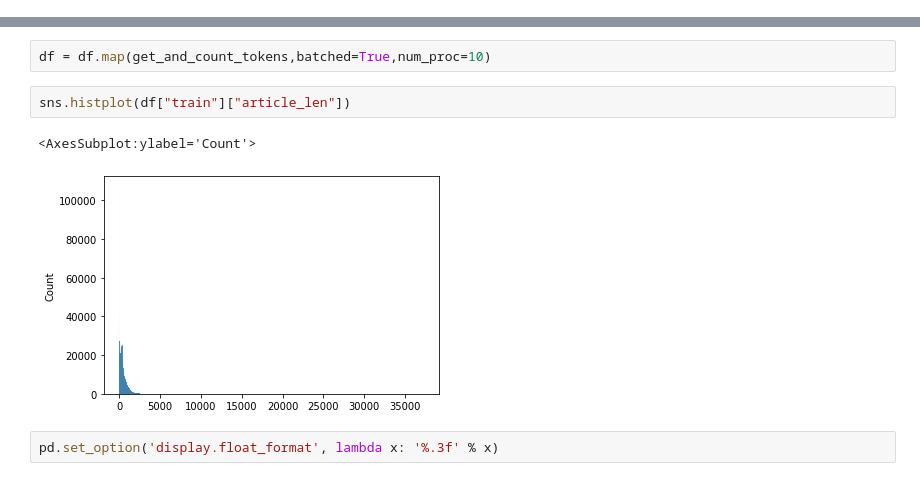
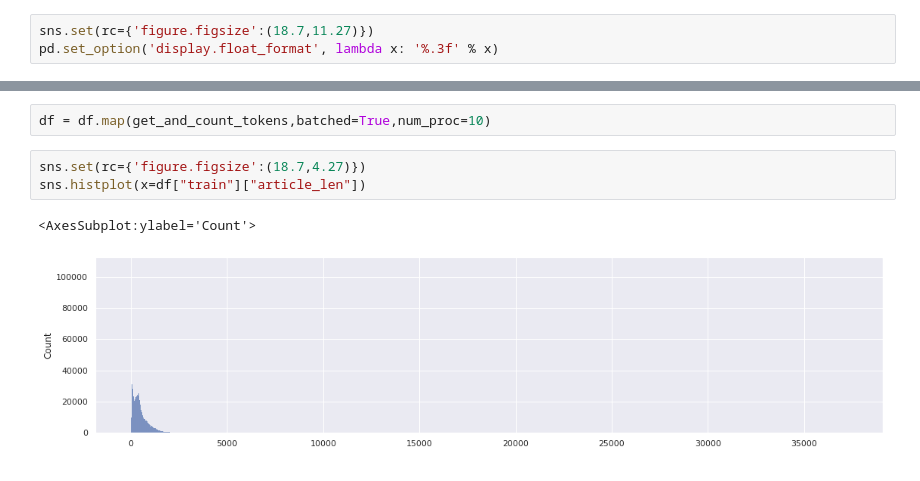
Before and after one commit to rafael-ariascalles/nlp-glg-clustering-pipeline, a Jupyter notebook: notebooks/dataUnderstanding.ipynb, the cells around one changed output, grey strips where cells are left out. Drawn from its saved outputs; the diff is of its cells as text.

```diff
--- a/notebooks/dataUnderstanding.ipynb
+++ b/notebooks/dataUnderstanding.ipynb
@@ -10,4 +11,7 @@ import seaborn as sns
 import os
+# %%
+sns.set(rc={'figure.figsize':(18.7,11.27)})
+pd.set_option('display.float_format', lambda x: '%.3f' % x)
 # %% [markdown]
 ### Data Understanding
 # %%
@@ -82,9 +86,8 @@ df = df.map(string_to_datetime,batched=True,num_proc=6)
 # %%
 df = df.map(get_and_count_tokens,batched=True,num_proc=10)
 # %%
-sns.histplot(df["train"]["article_len"])
+sns.set(rc={'figure.figsize':(18.7,4.27)})
+sns.histplot(x=df["train"]["article_len"])
 # %% [output]
 <AxesSubplot:ylabel='Count'>
-[figure, old version]
+[figure, new version]
-# %%
-pd.set_option('display.float_format', lambda x: '%.3f' % x)
```
Also changed, not shown: parts of 6 cells of this notebook.
